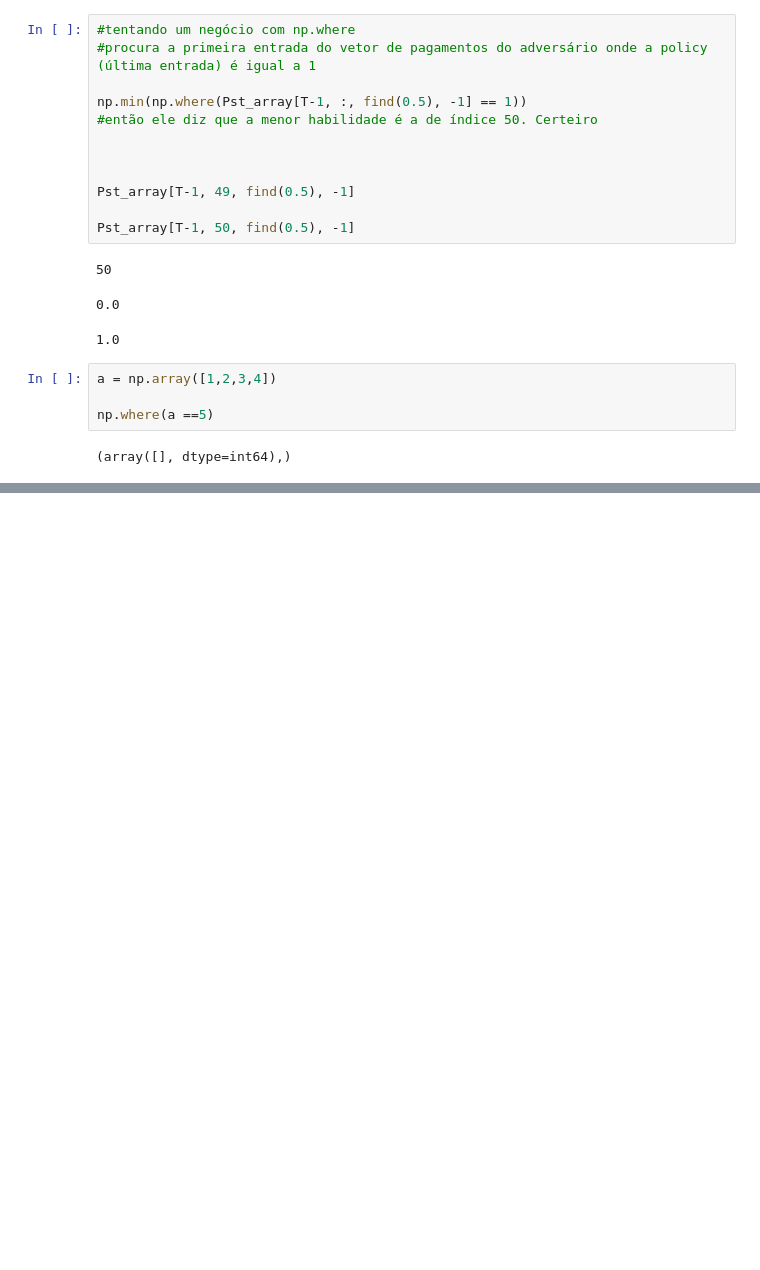
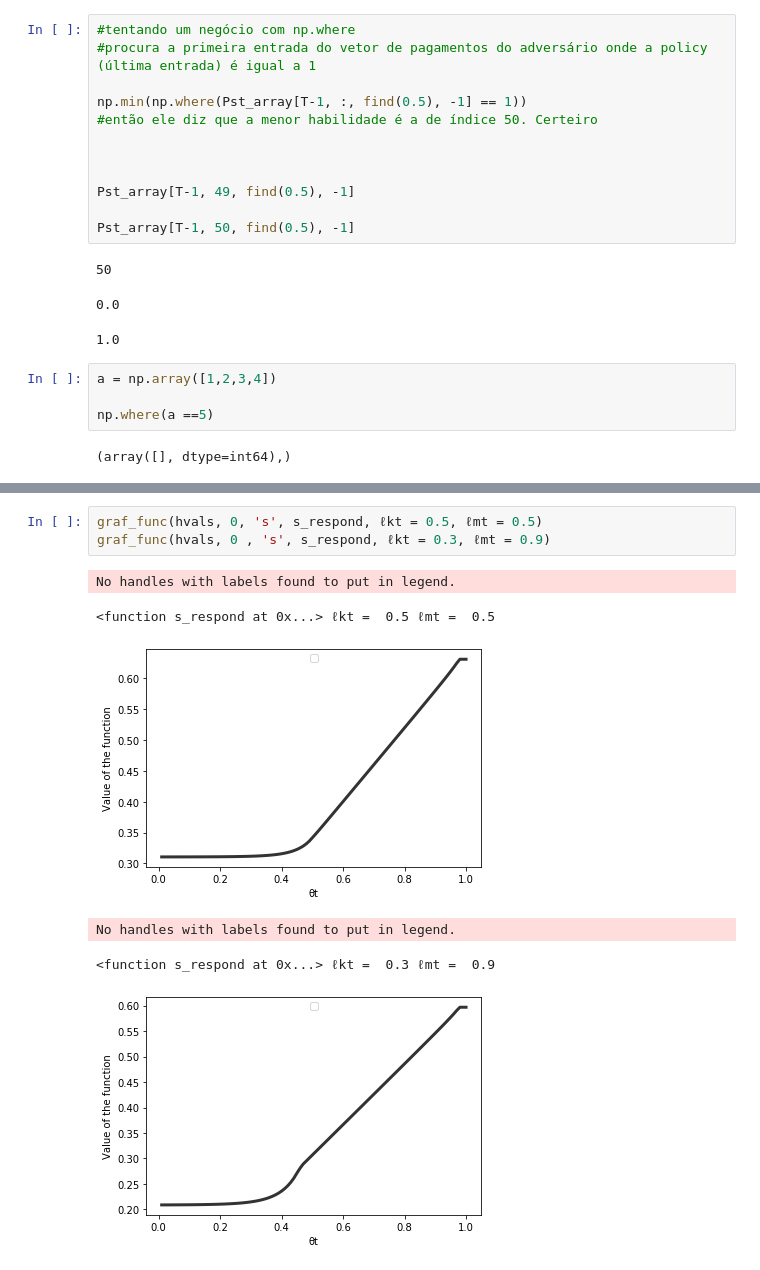
Before and after one commit to jmatheusgpa/Bargaining, a Jupyter notebook: Bellman.ipynb, the cells around one changed output, grey strips where cells are left out. Drawn from its saved outputs; the diff is of its cells as text; blank space fills up the shorter version.

```diff
--- a/Bellman.ipynb
+++ b/Bellman.ipynb
@@ -485,0 +836,10 @@ threshold_m(t, lkt,lmt,  Pmt_array)
+# %%
+graf_func(hvals, 0, 's', s_respond, ℓkt = 0.5, ℓmt = 0.5)
+graf_func(hvals, 0 , 's', s_respond, ℓkt = 0.3, ℓmt = 0.9)
+# %% [output]
+No handles with labels found to put in legend.
+<function s_respond at 0x...> ℓkt =  0.5 ℓmt =  0.5
+[figure, added]
+No handles with labels found to put in legend.
+<function s_respond at 0x...> ℓkt =  0.3 ℓmt =  0.9
+[figure, added]
```
Also changed, not shown: parts of 30 cells of this notebook.
